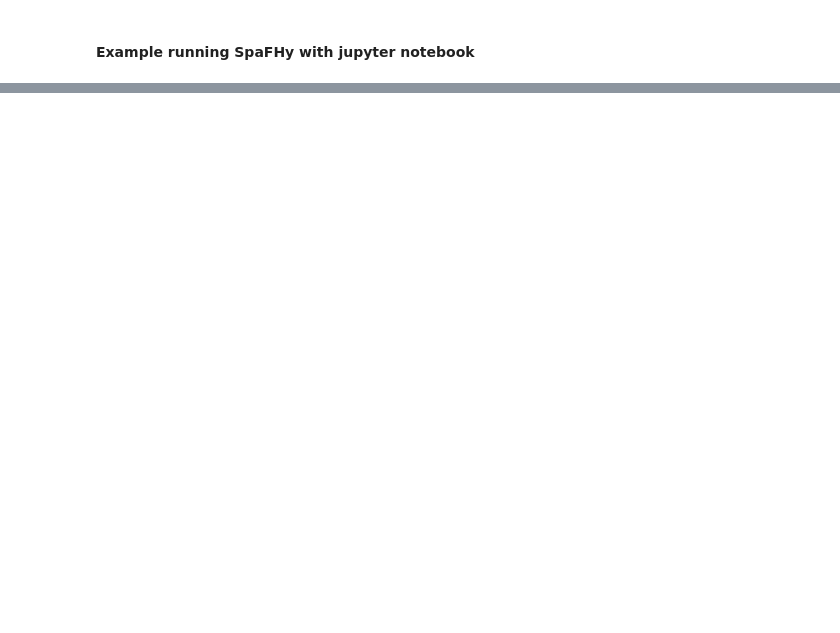
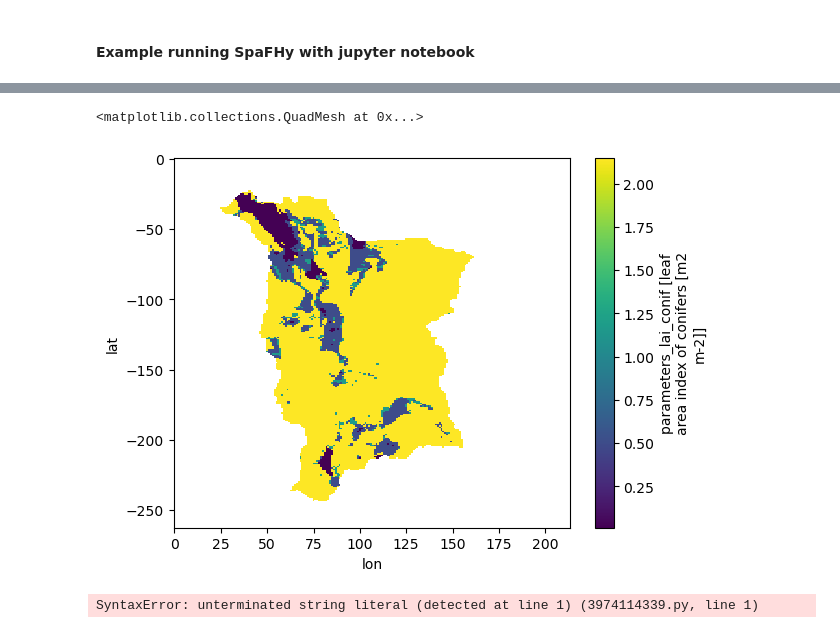
Before and after one commit to jpnousu/SpaFHy_v2.0, a Jupyter notebook: run_example.ipynb, the cells around one changed output, grey strips where cells are left out. Saved outputs shown, nothing was run; the diff lists cells and outputs as text; code cells hidden in the pictures; blank space fills up the shorter version.

```diff
--- a/run_example.ipynb
+++ b/run_example.ipynb
@@ -57,0 +53,9 @@ results['bucket_moisture_top'][-1].plot(vmin=0.1, vmax=0.9)
+# %%
+results['parameters_lai_conif'].plot()
+# %% [output]
+<matplotlib.collections.QuadMesh at 0x...>
+[figure, added]
+# %%
+xr.open_dataset(r'F:\SpaFHy_2D_2021\res_2d_ave_newnew_23.nc)['parameters_lai_conif'].plot()
+# %% [output]
+SyntaxError: unterminated string literal (detected at line 1) (3974114339.py, line 1)
```
Also changed, not shown: parts of 4 cells of this notebook, 15 other files.
